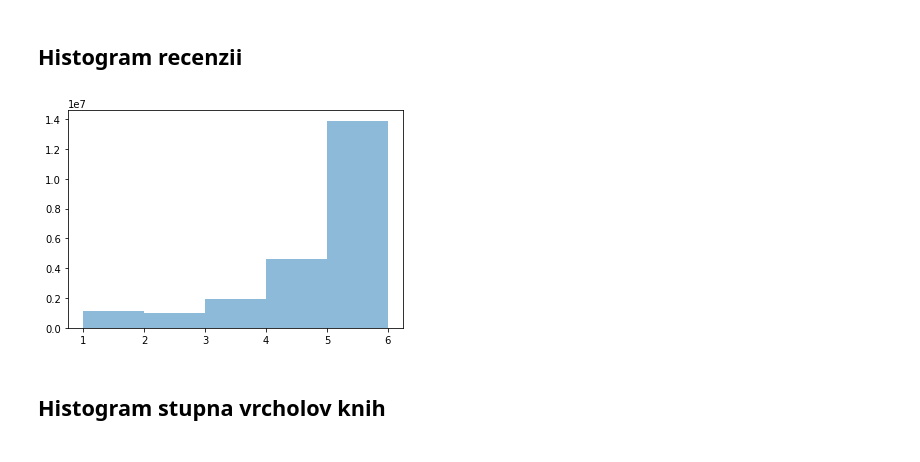
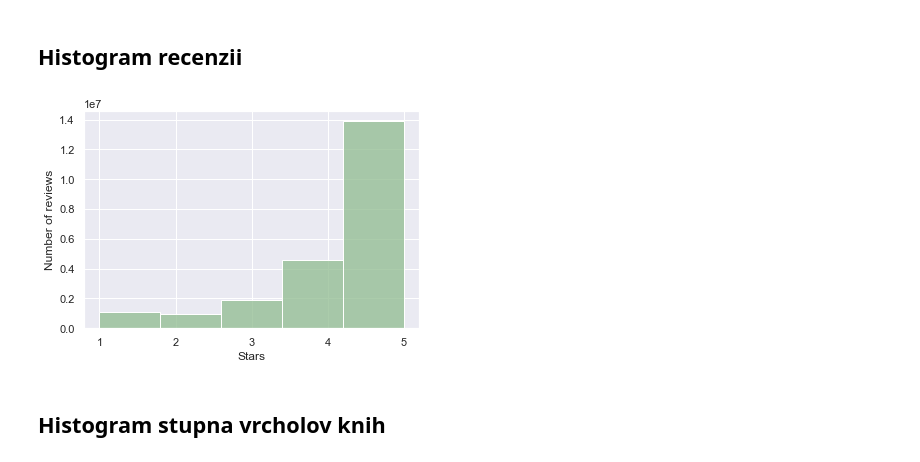
Before and after one commit to 01011001010/Veda-o-sietach-projekt, a Jupyter notebook: statistika.ipynb, the cells around one changed output. Cells and saved outputs as stored; diff of their text form; code cells hidden in the pictures.

```diff
--- a/statistika.ipynb
+++ b/statistika.ipynb
@@ -24,10 +26,14 @@ df = pd.read_csv('rec-amz-Books.edges', header=None, names=['ID_reviewer', 'ISBN
 # Bipartitny graf - statistika
 # %% [markdown]
 ## Histogram recenzii
-# %%
-plt.hist(df['Stars'], alpha=0.5, bins=[1,2,3,4,5,6])
-plt.show()
-# %% [output]
-[figure, removed]
+# %%
+sns.set_theme()
+fig, ax = plt.subplots()
+sns.histplot(ax=ax, data=df, x='Stars', bins=5, color='darkseagreen')
+ax.set_xticks(range(1,6))
+ax.set_ylabel('Number of reviews')
+plt.show()
+# %% [output]
+[figure, added]
 # %% [markdown]
 ## Histogram stupna vrcholov knih
```
Also changed, not shown: parts of 11 cells of this notebook.
